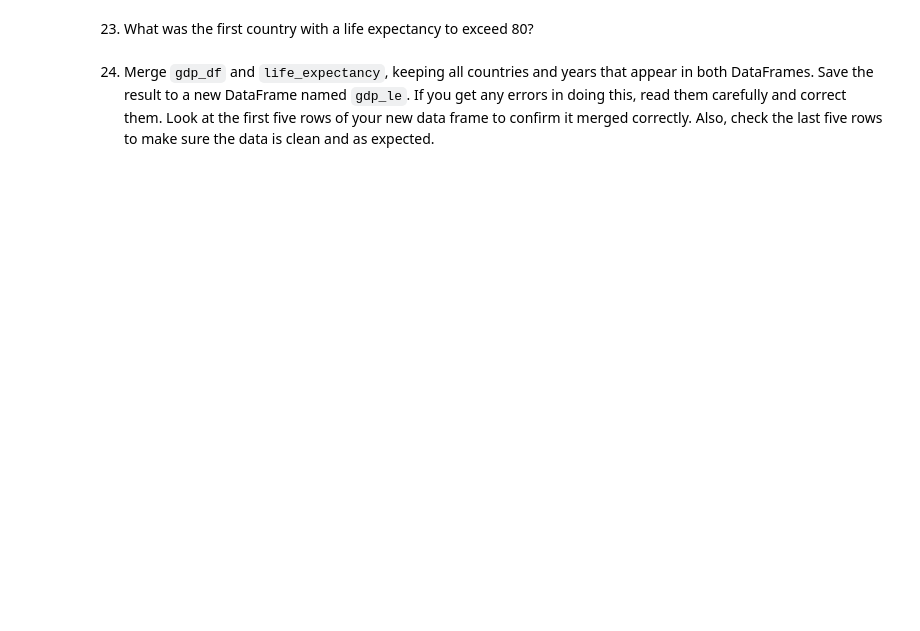
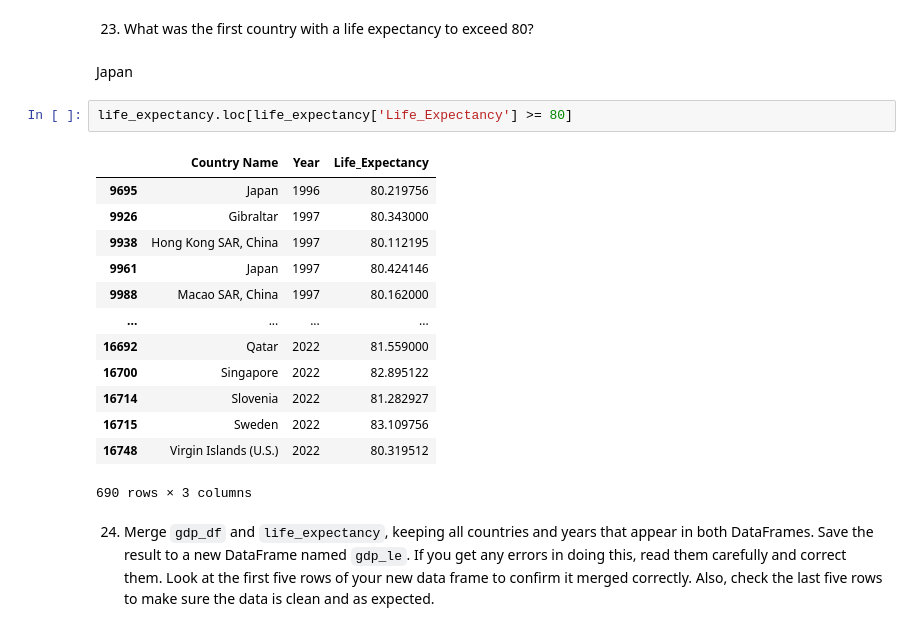
Before and after one commit to nss-data-science-cohort-8/un-exploration-vickitaylor, a Jupyter notebook: notebooks/un_data_exploration.ipynb, the cells around one changed output. Cells and saved outputs as stored; diff of their text form; blank space fills up the shorter version.

```diff
--- a/notebooks/un_data_exploration.ipynb
+++ b/notebooks/un_data_exploration.ipynb
@@ -665,4 +658,22 @@ pd.melt(life_expectancy, id_vars = ['Country Name'], var_name = 'Year', value_na
 # %% [markdown]
 23. What was the first country with a life expectancy to exceed 80?
+# %% [markdown]
+Japan
+# %%
+life_expectancy.loc[life_expectancy['Life_Expectancy'] >= 80]
+# %% [output]
+|  | Country Name | Year | Life_Expectancy |
+| 9695 | Japan | 1996 | 80.219756 |
+| 9926 | Gibraltar | 1997 | 80.343000 |
+| 9938 | Hong Kong SAR, China | 1997 | 80.112195 |
+| 9961 | Japan | 1997 | 80.424146 |
+| 9988 | Macao SAR, China | 1997 | 80.162000 |
+| ... | ... | ... | ... |
+| 16692 | Qatar | 2022 | 81.559000 |
+| 16700 | Singapore | 2022 | 82.895122 |
+| 16714 | Slovenia | 2022 | 81.282927 |
+| 16715 | Sweden | 2022 | 83.109756 |
+| 16748 | Virgin Islands (U.S.) | 2022 | 80.319512 |
+690 rows × 3 columns
 # %% [markdown]
 24. Merge `gdp_df` and `life_expectancy`, keeping all countries and years that appear in both DataFrames. Save the result to a new DataFrame named `gdp_le`. If you get any errors in doing this, read them carefully and correct them. Look at the first five rows of your new data frame to confirm it merged correctly. Also, check the last five rows to make sure the data is clean and as expected.
```
Also changed, not shown: parts of 6 cells of this notebook.
